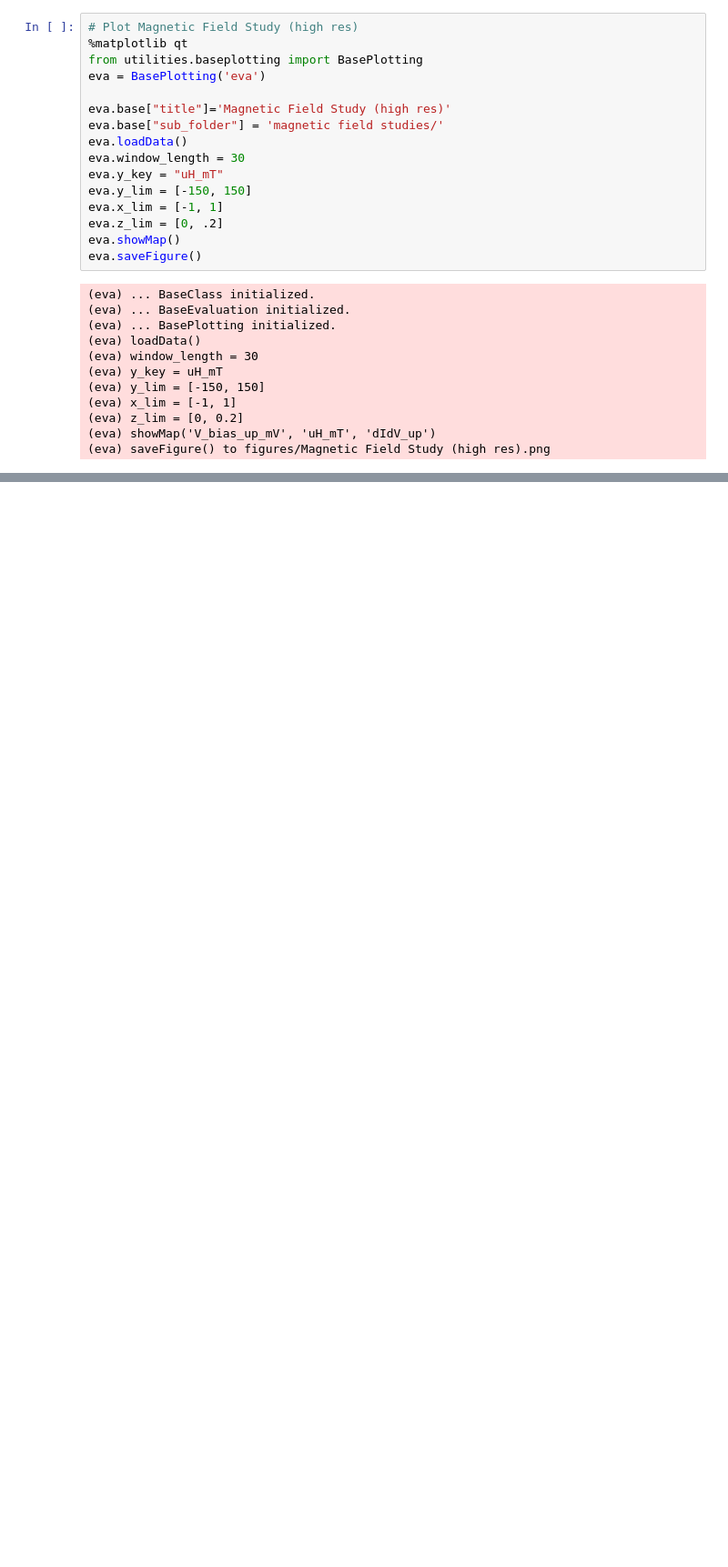
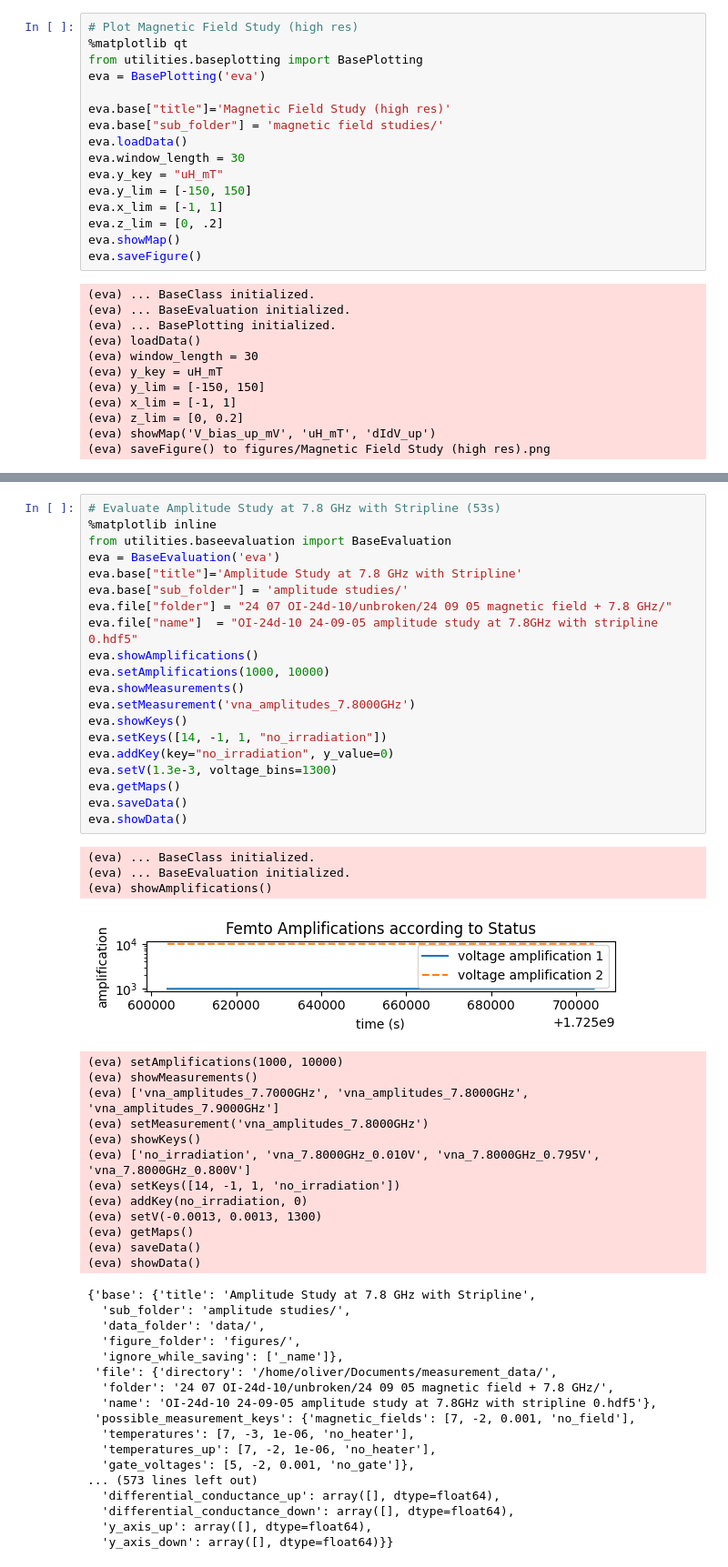
Before and after one commit to schmampf/p5control-bluefors-evaluation, a Jupyter notebook: 24 07 OI-24d-10/unbroken/new studies.ipynb, the cells around one changed output, grey strips where cells are left out. Shown at 91% size. Cells and saved outputs as stored; diff of their text form; blank space fills up the shorter version.

```diff
--- a/24 07 OI-24d-10/unbroken/new studies.ipynb
+++ b/24 07 OI-24d-10/unbroken/new studies.ipynb
@@ -182,0 +352,54 @@ eva.saveFigure()
+# %%
+# Evaluate Amplitude Study at 7.8 GHz with Stripline (53s)
+%matplotlib inline
+from utilities.baseevaluation import BaseEvaluation
+eva = BaseEvaluation('eva')
+eva.base["title"]='Amplitude Study at 7.8 GHz with Stripline'
+eva.base["sub_folder"] = 'amplitude studies/'
+eva.file["folder"] = "24 07 OI-24d-10/unbroken/24 09 05 magnetic field + 7.8 GHz/"
+eva.file["name"]  = "OI-24d-10 24-09-05 amplitude study at 7.8GHz with stripline 0.hdf5"
+eva.showAmplifications()
+eva.setAmplifications(1000, 10000)
+eva.showMeasurements()
+eva.setMeasurement('vna_amplitudes_7.8000GHz')
+eva.showKeys()
+eva.setKeys([14, -1, 1, "no_irradiation"])
+eva.addKey(key="no_irradiation", y_value=0)
+eva.setV(1.3e-3, voltage_bins=1300)
+eva.getMaps()
+eva.saveData()
+eva.showData()
+# %% [output]
+(eva) ... BaseClass initialized.
+(eva) ... BaseEvaluation initialized.
+(eva) showAmplifications()
+[figure, added]
+(eva) setAmplifications(1000, 10000)
+(eva) showMeasurements()
+(eva) ['vna_amplitudes_7.7000GHz', 'vna_amplitudes_7.8000GHz', 'vna_amplitudes_7.9000GHz']
+(eva) setMeasurement('vna_amplitudes_7.8000GHz')
+(eva) showKeys()
+(eva) ['no_irradiation', 'vna_7.8000GHz_0.010V', 'vna_7.8000GHz_0.795V', 'vna_7.8000GHz_0.800V']
+(eva) setKeys([14, -1, 1, 'no_irradiation'])
+(eva) addKey(no_irradiation, 0)
+(eva) setV(-0.0013, 0.0013, 1300)
+(eva) getMaps()
+(eva) saveData()
+(eva) showData()
+{'base': {'title': 'Amplitude Study at 7.8 GHz with Stripline',
+  'sub_folder': 'amplitude studies/',
+  'data_folder': 'data/',
+  'figure_folder': 'figures/',
+  'ignore_while_saving': ['_name']},
+ 'file': {'directory': '/home/oliver/Documents/measurement_data/',
+  'folder': '24 07 OI-24d-10/unbroken/24 09 05 magnetic field + 7.8 GHz/',
+  'name': 'OI-24d-10 24-09-05 amplitude study at 7.8GHz with stripline 0.hdf5'},
+ 'possible_measurement_keys': {'magnetic_fields': [7, -2, 0.001, 'no_field'],
+  'temperatures': [7, -3, 1e-06, 'no_heater'],
+  'temperatures_up': [7, -2, 1e-06, 'no_heater'],
+  'gate_voltages': [5, -2, 0.001, 'no_gate']},
+... (573 lines left out)
+  'differential_conductance_up': array([], dtype=float64),
+  'differential_conductance_down': array([], dtype=float64),
+  'y_axis_up': array([], dtype=float64),
+  'y_axis_down': array([], dtype=float64)}}
```
Also changed, not shown: parts of 14 cells of this notebook, 14 other files.
